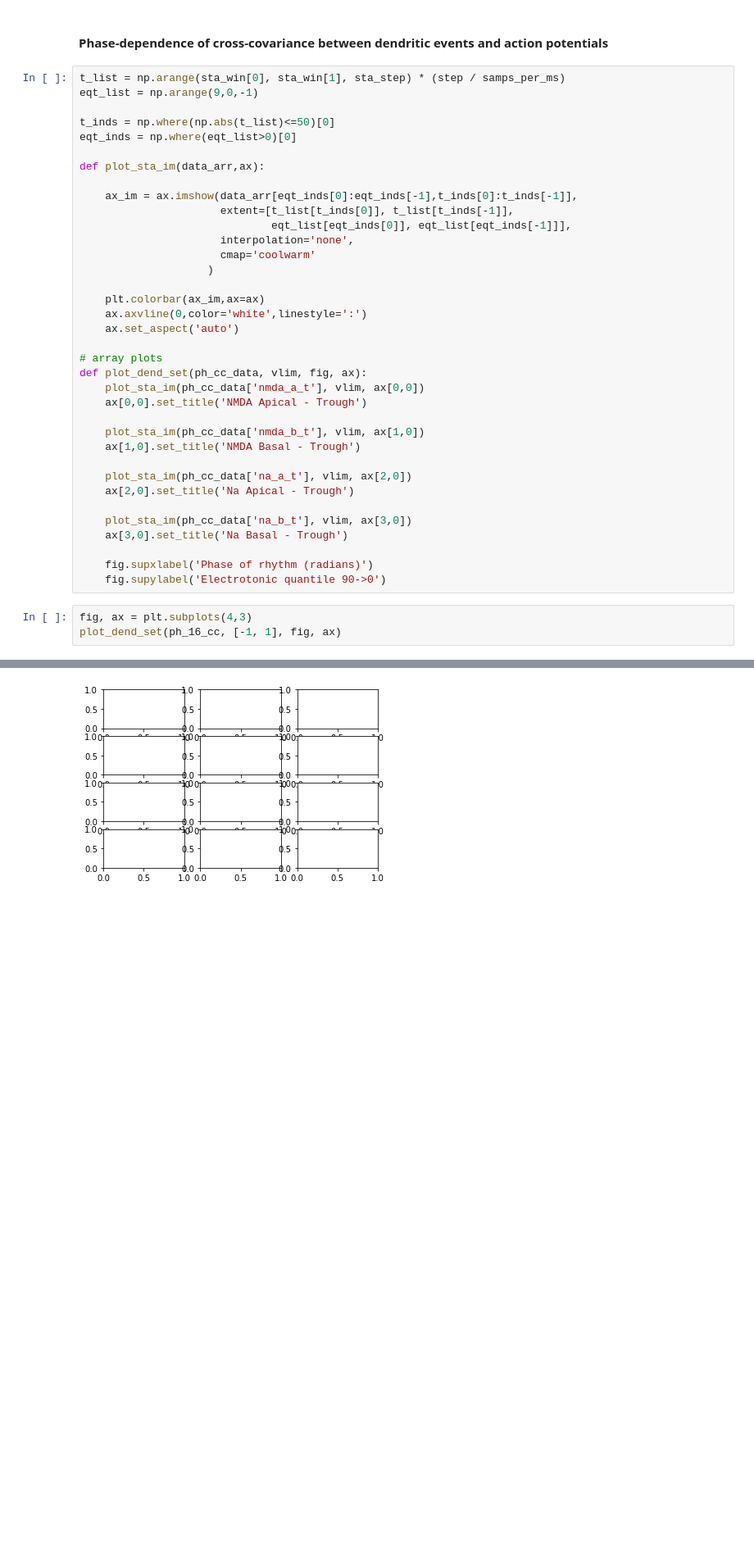
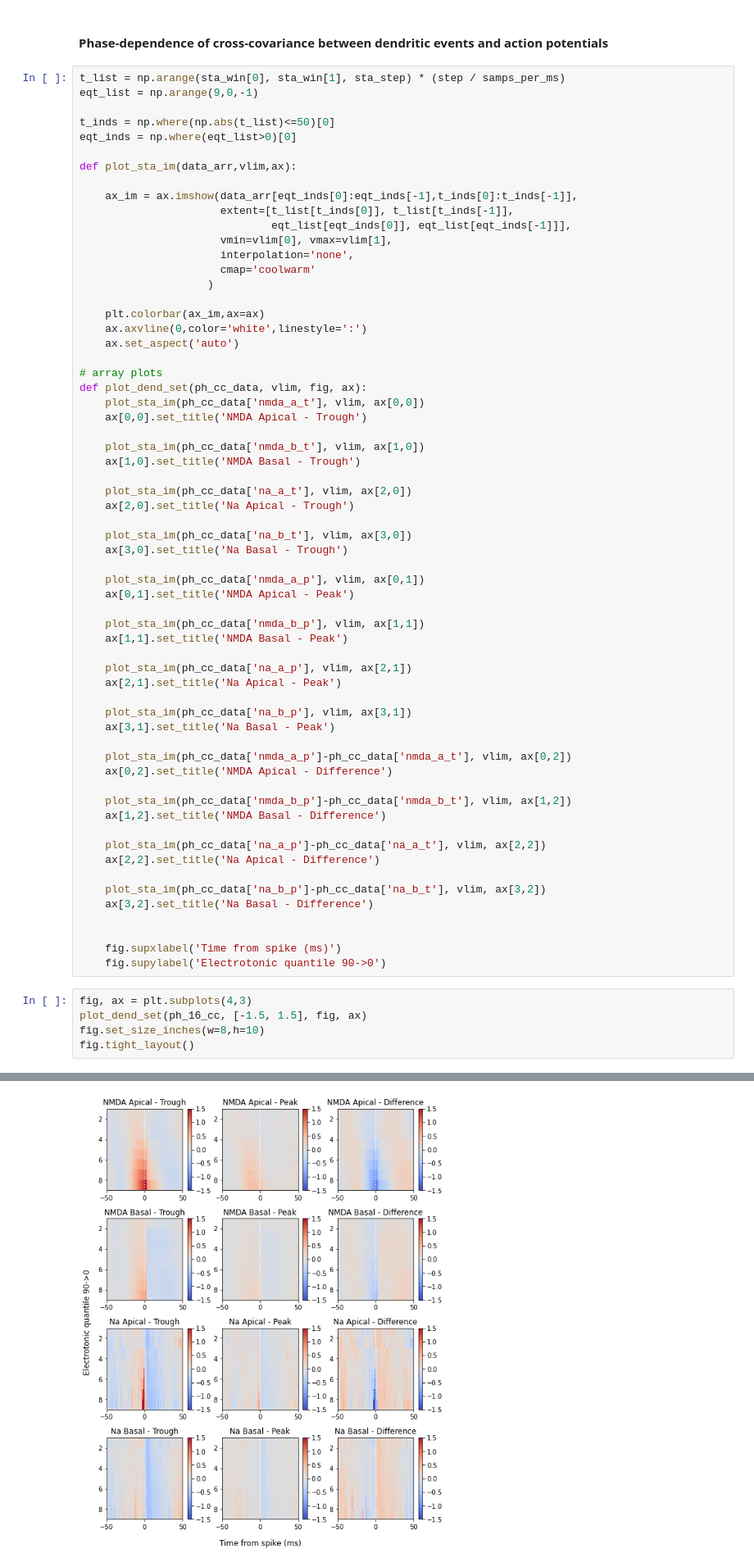
Before and after one commit to dbheadley/InhibOnDendComp, a Jupyter notebook: scripts/DendSpike_RhythmicInh_PoissonExc.ipynb, the cells around one changed output, grey strips where cells are left out. Shown at 82% size. Drawn from its saved outputs; the diff is of its cells as text; blank space fills up the shorter version.

```diff
--- a/scripts/DendSpike_RhythmicInh_PoissonExc.ipynb
+++ b/scripts/DendSpike_RhythmicInh_PoissonExc.ipynb
@@ -287,11 +263,12 @@ eqt_list = np.arange(9,0,-1)
 t_inds = np.where(np.abs(t_list)<=50)[0]
 eqt_inds = np.where(eqt_list>0)[0]
 
-def plot_sta_im(data_arr,ax):
+def plot_sta_im(data_arr,vlim,ax):
 
     ax_im = ax.imshow(data_arr[eqt_inds[0]:eqt_inds[-1],t_inds[0]:t_inds[-1]],
                       extent=[t_list[t_inds[0]], t_list[t_inds[-1]],
                               eqt_list[eqt_inds[0]], eqt_list[eqt_inds[-1]]],
+                      vmin=vlim[0], vmax=vlim[1],
                       interpolation='none',
                       cmap='coolwarm'
                     )
@@ -314,9 +291,36 @@ def plot_dend_set(ph_cc_data, vlim, fig, ax):
     plot_sta_im(ph_cc_data['na_b_t'], vlim, ax[3,0])
     ax[3,0].set_title('Na Basal - Trough')
 
-    fig.supxlabel('Phase of rhythm (radians)')
+    plot_sta_im(ph_cc_data['nmda_a_p'], vlim, ax[0,1])
+    ax[0,1].set_title('NMDA Apical - Peak')
+
+    plot_sta_im(ph_cc_data['nmda_b_p'], vlim, ax[1,1])
+    ax[1,1].set_title('NMDA Basal - Peak')
+
+    plot_sta_im(ph_cc_data['na_a_p'], vlim, ax[2,1])
+    ax[2,1].set_title('Na Apical - Peak')
+
+    plot_sta_im(ph_cc_data['na_b_p'], vlim, ax[3,1])
+    ax[3,1].set_title('Na Basal - Peak')
+
+    plot_sta_im(ph_cc_data['nmda_a_p']-ph_cc_data['nmda_a_t'], vlim, ax[0,2])
+    ax[0,2].set_title('NMDA Apical - Difference')
+
+    plot_sta_im(ph_cc_data['nmda_b_p']-ph_cc_data['nmda_b_t'], vlim, ax[1,2])
+    ax[1,2].set_title('NMDA Basal - Difference')
+
+    plot_sta_im(ph_cc_data['na_a_p']-ph_cc_data['na_a_t'], vlim, ax[2,2])
+    ax[2,2].set_title('Na Apical - Difference')
+
+    plot_sta_im(ph_cc_data['na_b_p']-ph_cc_data['na_b_t'], vlim, ax[3,2])
+    ax[3,2].set_title('Na Basal - Difference')
+
+
+    fig.supxlabel('Time from spike (ms)')
     fig.supylabel('Electrotonic quantile 90->0')
 # %%
 fig, ax = plt.subplots(4,3)
-plot_dend_set(ph_16_cc, [-1, 1], fig, ax)
+plot_dend_set(ph_16_cc, [-1.5, 1.5], fig, ax)
+fig.set_size_inches(w=8,h=10)
+fig.tight_layout()
 # %% [output]
@@ -324 +327 @@ KeyError: 'nmda_a'
-[figure, old version]
+[figure, new version]
```
Also changed, not shown: parts of 4 cells of this notebook, 1 other file.
